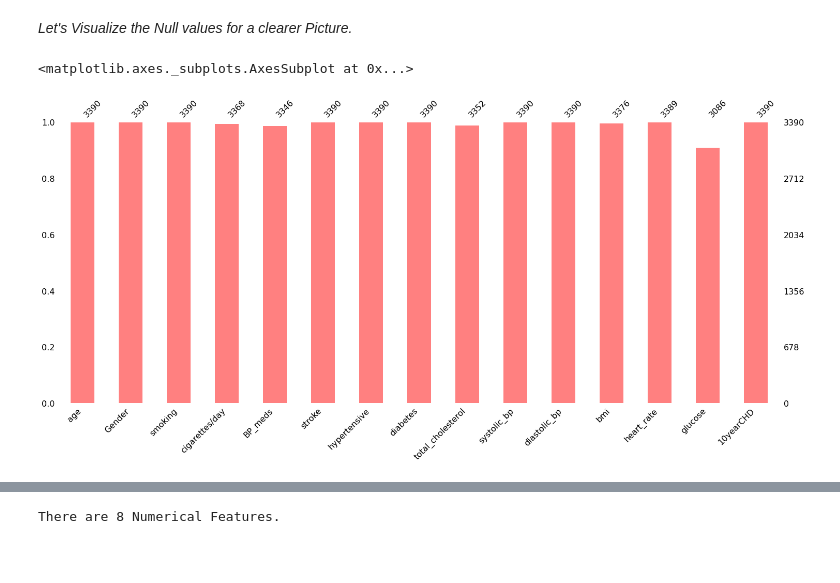
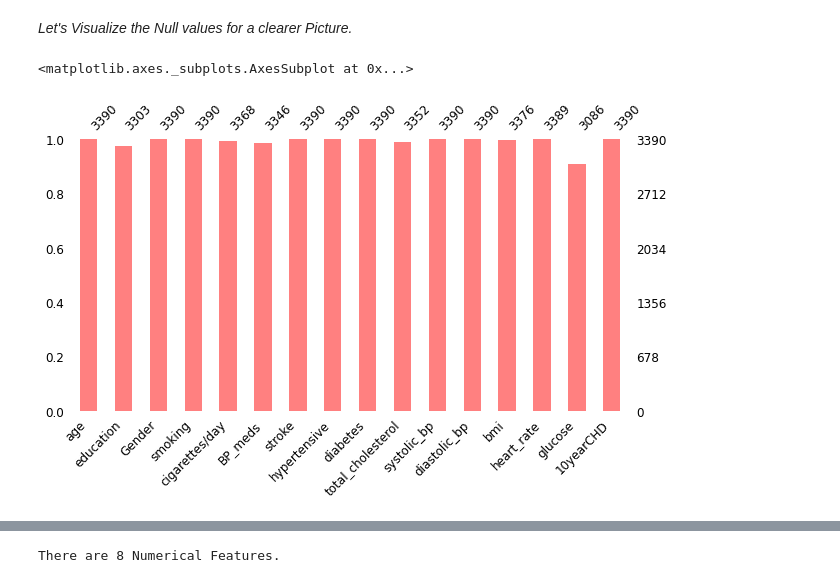
Before and after one commit to parulsharma098/Cardiovascular-Risk-Prediction, a Jupyter notebook: CARDIOVASCULAR_RISK_PREDICTION_CAPSTONE_III(Classification).ipynb, the cells around one changed output, grey strips where cells are left out. Saved outputs shown, nothing was run; the diff lists cells and outputs as text; code cells hidden in the pictures; blank space fills up the shorter version.

```diff
--- a/CARDIOVASCULAR_RISK_PREDICTION_CAPSTONE_III(Classification).ipynb
+++ b/CARDIOVASCULAR_RISK_PREDICTION_CAPSTONE_III(Classification).ipynb
@@ -322,12 +328,12 @@ missing_v
 # %%
 #importing missingno for visualizing the null values.
 import missingno as misno
 
 # Visualizing the number of missing values as a bar chart
-misno.bar(df,color=(1, 0.5, 0.5))
+misno.bar(df,color=(1, 0.5, 0.5),figsize=(10,5), fontsize=12)
 # %% [output]
 <matplotlib.axes._subplots.AxesSubplot at 0x...>
-[figure, old version]
+[figure, new version]
 # %% [markdown]
 *This bar chart is clearly showing that **glucose** and **education** have the most significant null values which can majorly affect our model building process and can also affect the predictions later.*
 
```
Also changed, not shown: parts of 245 cells of this notebook.
